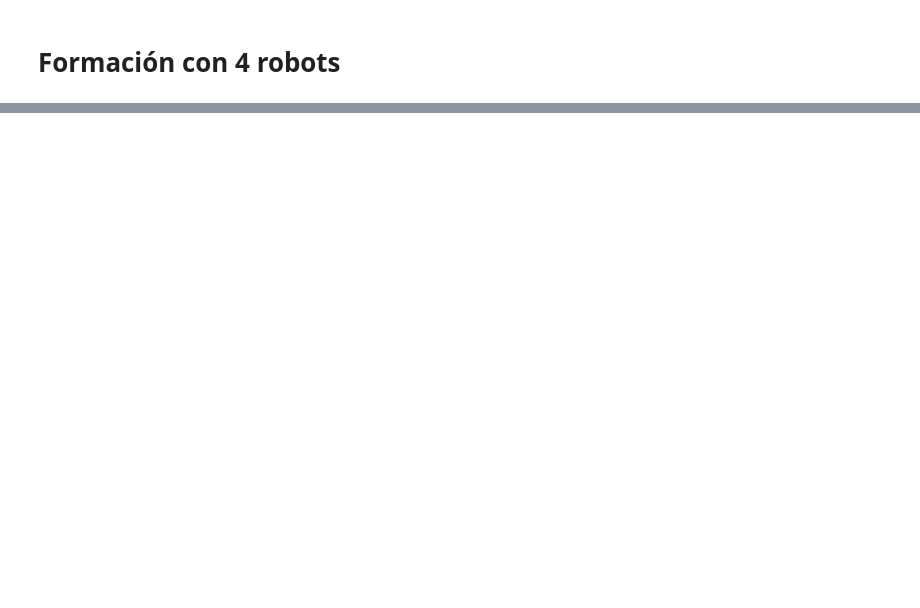
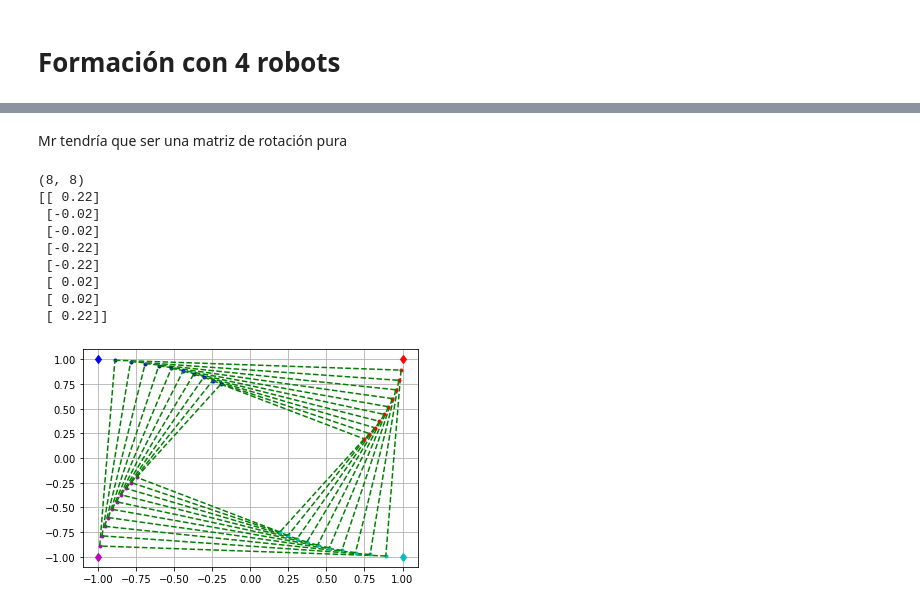
Before and after one commit to Liagar/MultirobotFormation, a Jupyter notebook: 01_Modules/Formacion4Robots.ipynb, the cells around one changed output, grey strips where cells are left out. Cells and saved outputs as stored; diff of their text form; code cells hidden in the pictures; blank space fills up the shorter version.

```diff
--- a/01_Modules/Formacion4Robots.ipynb
+++ b/01_Modules/Formacion4Robots.ipynb
@@ -81,0 +37,50 @@ Posiciones iniciales de los agentes: [[-1  1]
+# %% [markdown]
+Mr tendría que ser una matriz de rotación pura
+# %%
+Mr=np.array([[-1,0,0,-1],[-1,-1,0,0],[0,-1,-1,0],[0,0,-1,-1]])
+h=0.1
+kapa=0.02
+pesos=np.array([[1 ,1, 1, 1],[1,1,1,1],[1,1,1,1],[1,1,1,1]])
+L=graf. matriz_laplaciana(Z,pesos,4,4)
+B=graf.matriz_incidencia(Z,4,4)
+Ld=L-(kapa/h)*Mr*B
+Im=np.eye(2)
+Ld_bar=np.kron(Ld,Im)
+print(np.shape(Ld_bar))
+pprima=-h*np.dot(Ld_bar,ps)
+print(pprima)
+dt=0.5
+for k in range(10):
+    for i in range(0,8,2):
+        xdot,ydot,thetadot=rob.integrator_point_model(pprima[i],pprima[i+1])
+        ps[i]+=xdot*dt
+        ps[i+1]+=ydot*dt
+        if i==0:
+            plt.plot(ps[i],ps[i+1],'b.')
+        elif i==2:
+            plt.plot(ps[i],ps[i+1],'r.')
+        elif i==4:
+            plt.plot(ps[i],ps[i+1],'c.')
+        else:
+            plt.plot(ps[i],ps[i+1],'m.')
+    pprima=-h*np.dot(Ld_bar,ps)
+    p=graf.unstack(ps,2)
+    #print(p)
+    rplot.dibuja_grafo_2D(p,Z)
+plt.plot(pi[0,0],pi[0,1],'bd')
+plt.plot(pi[1,0],pi[1,1],'rd')
+plt.plot(pi[2,0],pi[2,1],'cd')
+plt.plot(pi[3,0],pi[3,1],'md')
+plt.grid()
+plt.show()
+# %% [output]
+(8, 8)
+[[ 0.22]
+ [-0.02]
+ [-0.02]
+ [-0.22]
+ [-0.22]
+ [ 0.02]
+ [ 0.02]
+ [ 0.22]]
+[figure, added]
```
Also changed, not shown: parts of 5 cells of this notebook.
